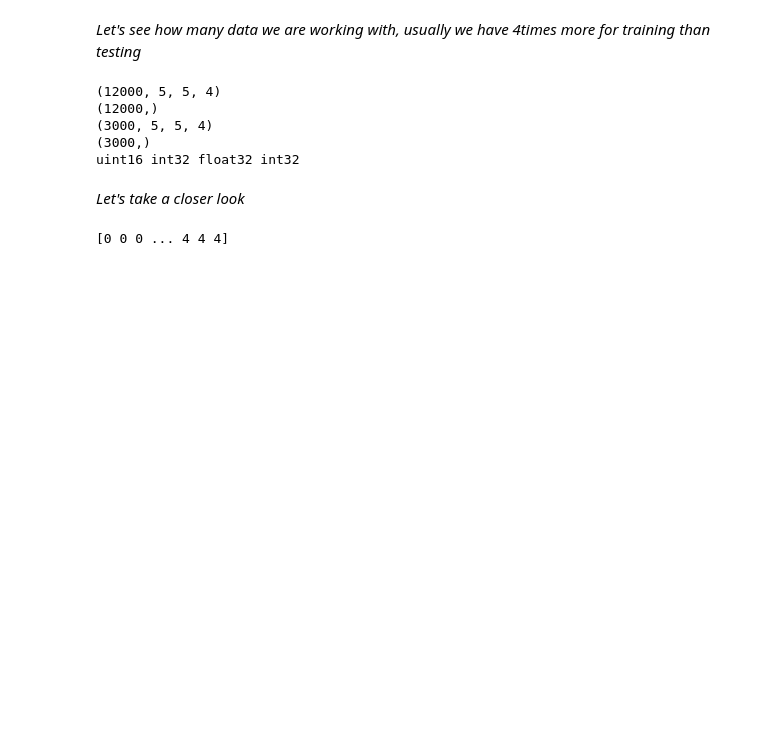
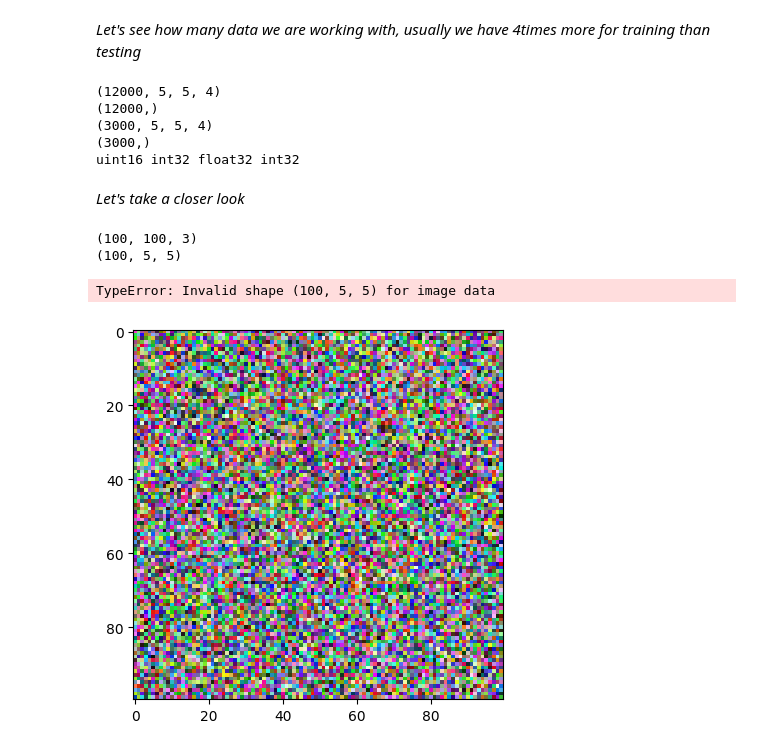
Before and after one commit to Papszi1/Sentinel2Classification, a Jupyter notebook: DataClassification.ipynb, the cells around one changed output. Saved outputs shown, nothing was run; the diff lists cells and outputs as text; code cells hidden in the pictures; blank space fills up the shorter version.

```diff
--- a/DataClassification.ipynb
+++ b/DataClassification.ipynb
@@ -32,7 +56,22 @@ print(X_train.dtype, y_train.dtype, X_test.dtype, y_test.dtype)
 uint16 int32 float32 int32
 # %% [markdown]
 *Let's take a closer look*
-# %%
-print(X_train[0])
-# %% [output]
-[0 0 0 ... 4 4 4]
+# %%
+import rasterio
+import matplotlib.pyplot as plt
+
+image = np.random.rand(100, 100, 3)
+print(image.shape)
+plt.imshow(image)
+
+image = X_train[:100, :, :, 0]
+print(image.shape)
+plt.imshow(image)
+
+# Show the image
+plt.show()
+# %% [output]
+(100, 100, 3)
+(100, 5, 5)
+TypeError: Invalid shape (100, 5, 5) for image data
+[figure, added]
```
Also changed, not shown: parts of 2 cells of this notebook.
